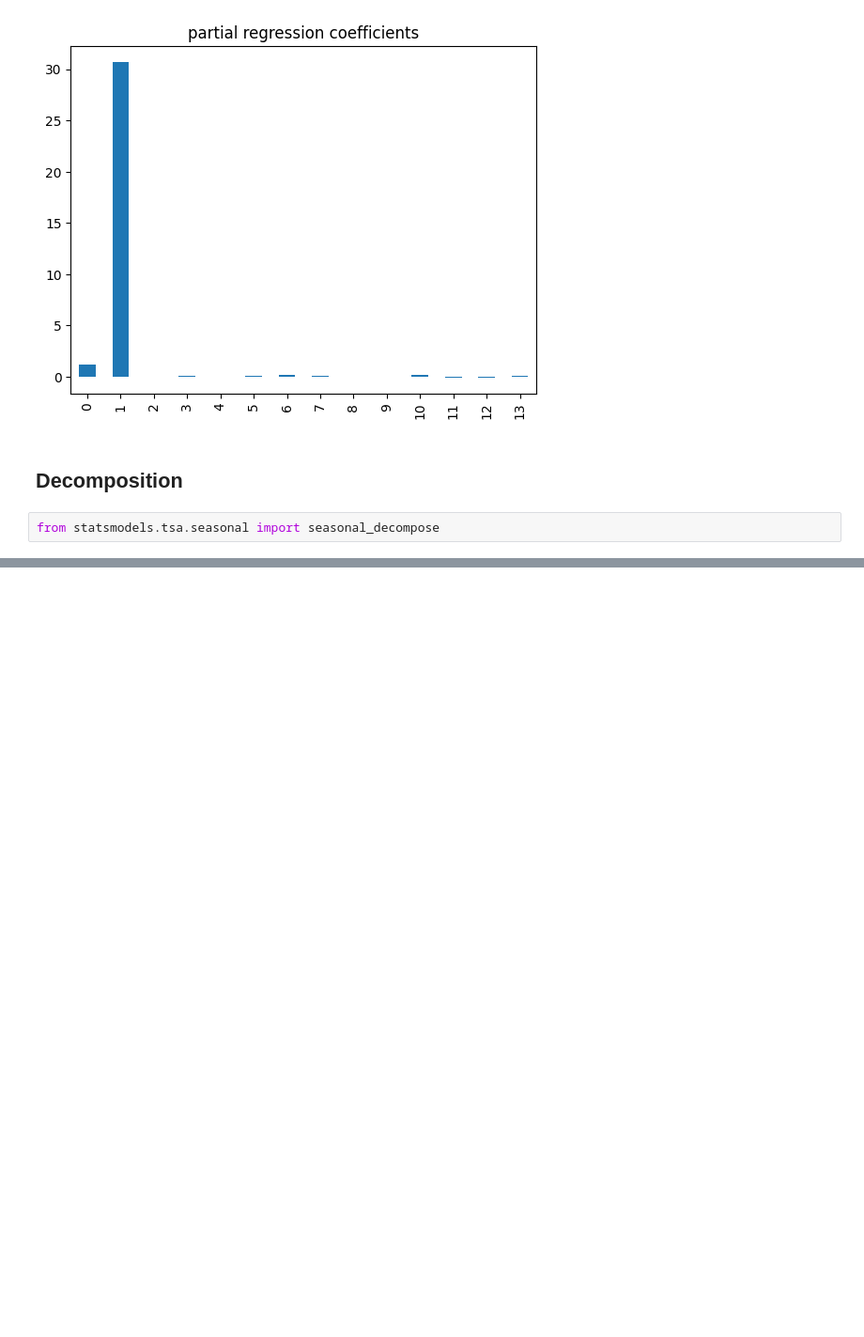
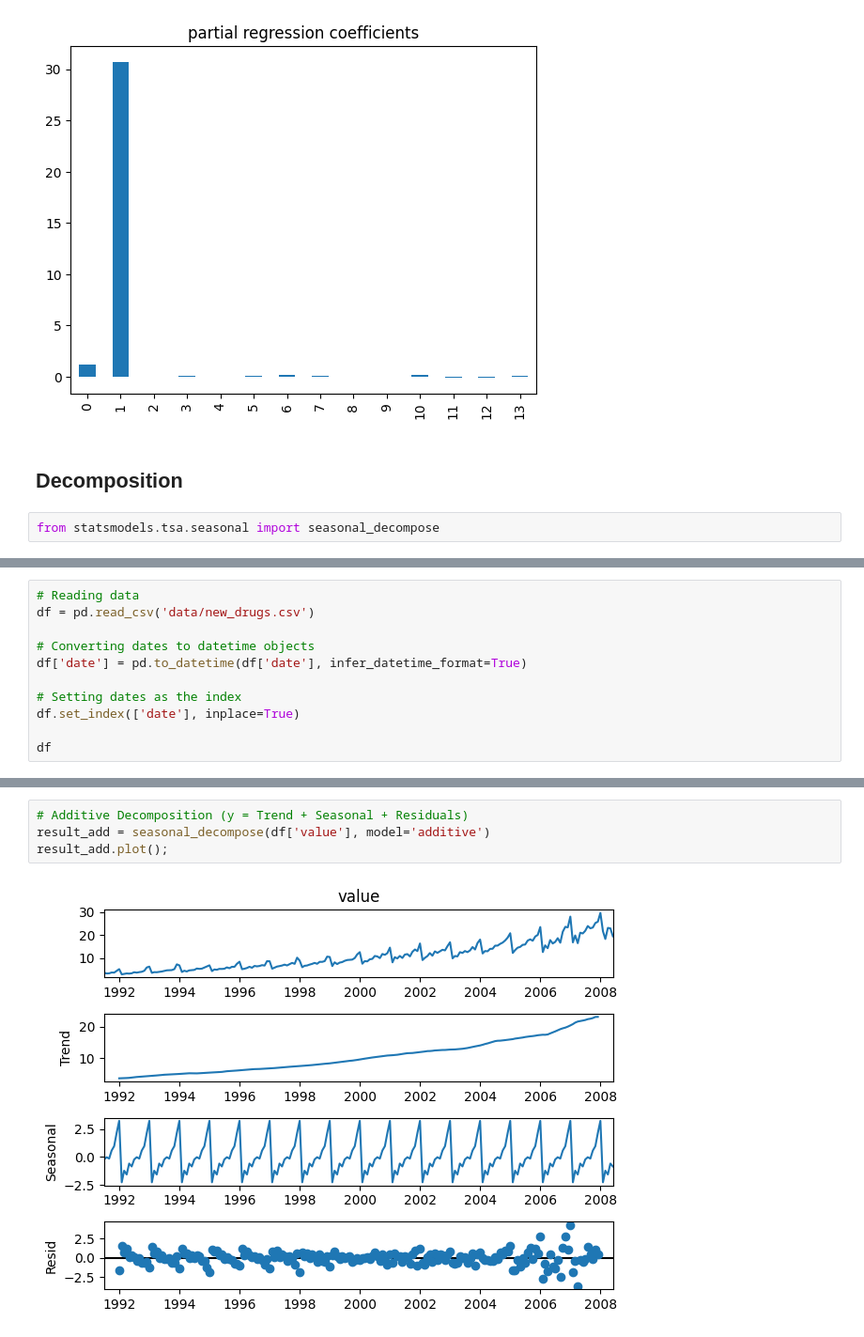
Before and after one commit to Rheyles/store_sales, a Jupyter notebook: store_sales_CS.ipynb, the cells around one changed output, grey strips where cells are left out. Shown at 94% size. Saved outputs shown, nothing was run; the diff lists cells and outputs as text; blank space fills up the shorter version.

Commit message:
Added seasonal decomposition

```diff
--- a/store_sales_CS.ipynb
+++ b/store_sales_CS.ipynb
@@ -163,0 +192,11 @@ ValueError: You must specify a period or x must be a pandas object with a Period
+# %%
+# Reading data
+df = pd.read_csv('data/new_drugs.csv')
+
+# Converting dates to datetime objects
+df['date'] = pd.to_datetime(df['date'], infer_datetime_format=True)
+
+# Setting dates as the index
+df.set_index(['date'], inplace=True)
+
+df
@@ -163,0 +218,6 @@ ValueError: You must specify a period or x must be a pandas object with a Period
+# %%
+# Additive Decomposition (y = Trend + Seasonal + Residuals)
+result_add = seasonal_decompose(df['value'], model='additive')
+result_add.plot();
+# %% [output]
+[figure, added]
```
Also changed, not shown: parts of 5 cells of this notebook.
